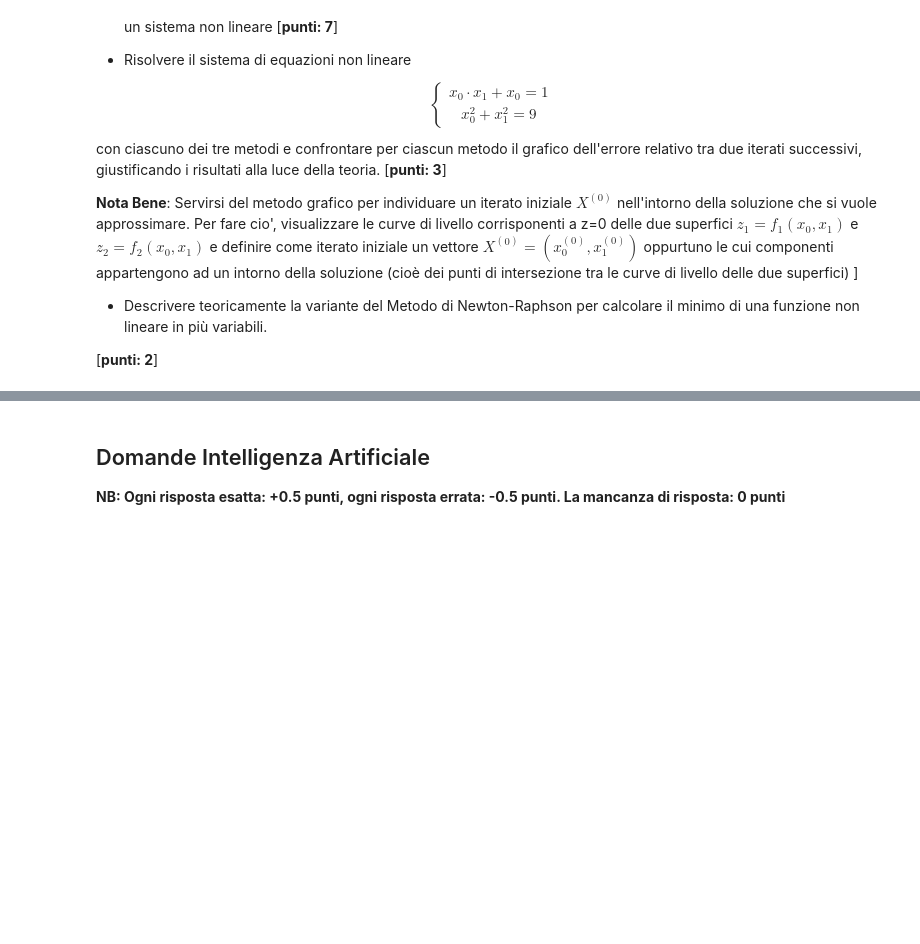
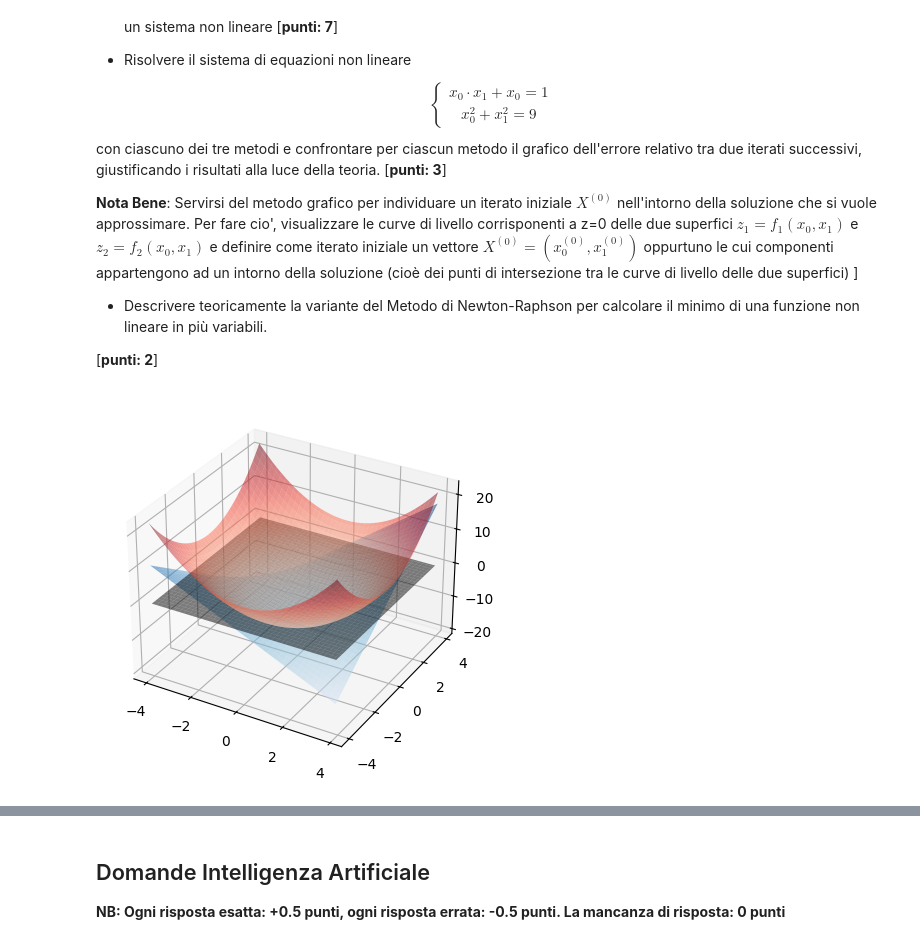
Before and after one commit to lspita/unibo-metodi-numerici-ia, a Jupyter notebook: esami/2024-07-04/t1/Esame_MN_4_luglio_Turno_I.ipynb, the cells around one changed output, grey strips where cells are left out. Drawn from its saved outputs; the diff is of its cells as text; code cells hidden in the pictures; blank space fills up the shorter version.

```diff
--- a/esami/2024-07-04/t1/Esame_MN_4_luglio_Turno_I.ipynb
+++ b/esami/2024-07-04/t1/Esame_MN_4_luglio_Turno_I.ipynb
@@ -48,0 +231,18 @@ calcolarne la fattorizzazione lu di Gauss  facendo uso della funzione scipy.lina
+# %%
+# punto 2
+# Per ottenere l'inversa della matrice, dobbiamo risolvere n sistemi lineari utilizzando la i-esima colonna della
+# matrice identità come termini noti (b)
+
+n = A.shape[0]
+B = np.eye(n)
+# riutilizzo la fattorizzazione di A per la risoluzione di tutti i sistemi
+X = np.zeros_like(B)
+for i in range(n):
+    b = B[:,i].reshape((n,1))
+    pb = P@b
+    x, flag = Lsolve(L, pb)
+    x, flag = Usolve(U, x)
+    X[:,i] = x.reshape((1,n))
+
+print("Inversa (fattorizzazione):", X)
+print("Inversa (numpy):", np.linalg.inv(A))
@@ -75,0 +405,71 @@ intorno della soluzione (cioè  dei punti di  intersezione tra le curve di livel
+# %%
+# punto 2
+
+x0s, x1s = sym.symbols("x0s x1s")
+
+f1s = x0s*x1s+x0s-1
+f2s = x0s**2 +x1s**2 -9
+
+Fs=sym.Matrix([[f1s], [f2s]])
+
+# Calcolo della matrice Jacobiana simbolicamente
+Js = Fs.jacobian(sym.Matrix([x0s, x1s]))
+
+# Converte la matrice jacobiana Simbolica in una funzione che può essere valutata numericamente mediante lambdify
+J = sym.lambdify([x0s, x1s], Js, np)
+
+# Converte il vettore di funzioni Simbolico in una funzione che può essere valutata numericamente mediante lambdify
+F = sym.lambdify([x0s, x1s], Fs, np)
+
+#Disegnare superfici e curve di livello per determinare la stima dell'iterato iniziale
+x = np.arange(-4, 4, 0.1)
+y = np.arange(-4, 4, 0.1)
+X, Y = np.meshgrid(x, y)
+Z=np.zeros_like(X)
+superfici=F(X,Y).squeeze()
+
+# Plotta la superficie
+fig = plt.figure()
+ax = fig.add_subplot(111, projection='3d')
+# Plotta la superficie
+ax.plot_surface(X, Y, superfici[0,:,:], cmap='Blues',alpha=0.5)
+# Plotta la superficie
+ax.plot_surface(X, Y, superfici[1,:,:], cmap='Reds',alpha=0.5)
+ax.plot_surface(X, Y, Z, cmap='gray',alpha=0.5)
+plt.show()
+
+#Plot superifici di controllo
+plt.contour(X, Y,superfici[0,:,:], levels=[0], colors='blue')
+plt.contour(X, Y,superfici[1,:,:], levels=[0], colors='red')
+
+# Un buon iterato iniziale potrebbe essere il punto (-1, 2), per cercare di arrivare alla soluzione in circa (0.25, 3)
+initial_guess = np.array([-1, 2])
+plt.plot([initial_guess[0]], [initial_guess[1]], 'go')
+plt.show()
+
+tolX = tolF = 1e-10
+max_iterations = 1000
+update = 5 # ogni quante iterazioni aggiornare lo Jacobiano per la variante di Shamaskii
+X_nr, it_nr, err_nr = newton_raphson(initial_guess, F, J, tolX, tolF, max_iterations)
+X_nrc, it_nrc, err_nrc = newton_raphson_corde(initial_guess, F, J, tolX, tolF, max_iterations)
+X_nrs, it_nrs, err_nrs = newton_raphson_sham(initial_guess, update, F, J, tolX, tolF, max_iterations)
+
+print(f"Soluzione (Newton-Raphson, {it_nr} iterazioni):", X_nr)
+print(f"Soluzione (Newton-Raphson Corde, {it_nrc} iterazioni):", X_nrc)
+print(f"Soluzione (Newton-Raphson Shamaskii, {it_nrs} iterazioni):", X_nrs)
+
+plt.title("Errore")
+plt.yscale("log")
+plt.plot(range(it_nr), err_nr, label="Newton-Raphson")
+plt.plot(range(it_nrc), err_nrc, label="Newton-Raphson Corde")
+plt.plot(range(it_nrs), err_nrs, label="Newton-Raphson Shamaskii")
+plt.legend()
+plt.show()
+
+# Più è alta la frequenza con cui si ricalcola lo Jacobiano, più velocemente si converge alla soluzione,
+# ma più è alto il costo computazionale.
+# Si può notare infatti come Newton-Raphson, che ricalcola lo Jacobiano ogni iterazione, è quello che converge in meno iterazioni,
+# la variante di Shamaskii, che ricalcola lo Jacobiano ogni m iterazioni, converge più lentamente e infine la variante delle corde,
+# che calcola lo Jacobiano solo inizialmente, non riesce nemmeno a convergere
+# %% [output]
+[figure, added]
```
Also changed, not shown: parts of 18 cells of this notebook, 2 other files.
